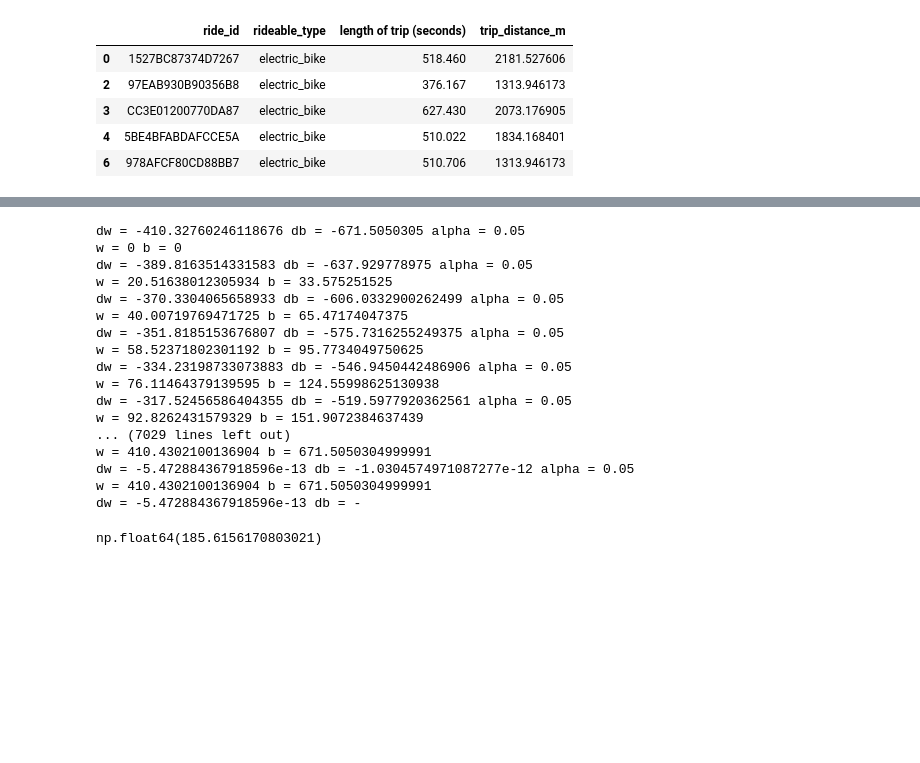
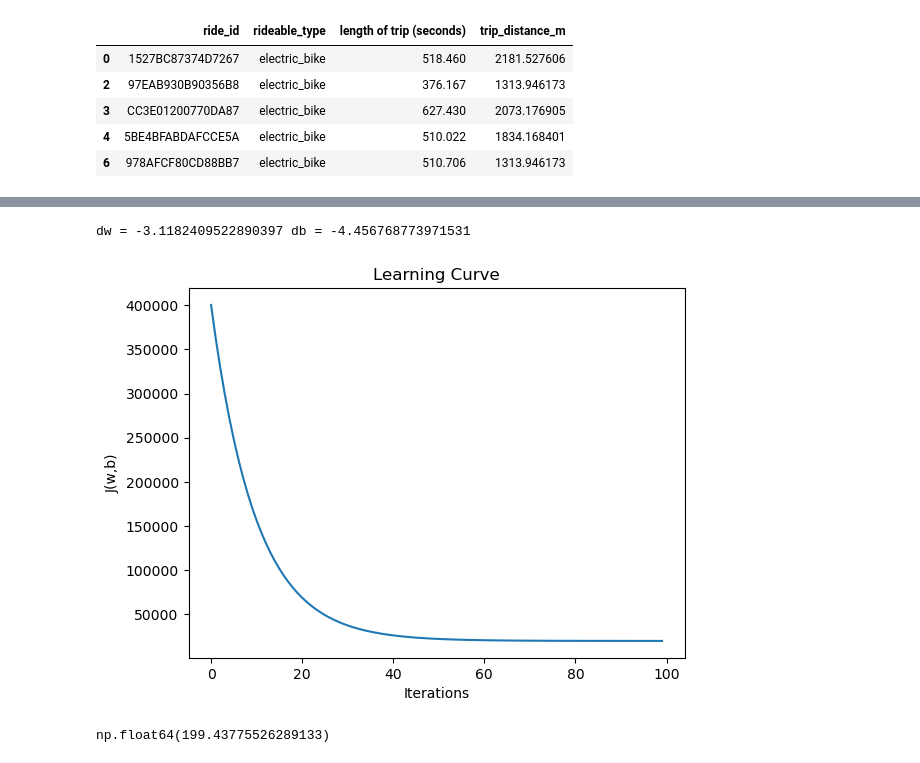
Before and after one commit to jelmani/CitiBike-ML, a Jupyter notebook: time_from_miles_rode_lin_regress.ipynb, the cells around one changed output, grey strips where cells are left out. Drawn from its saved outputs; the diff is of its cells as text; code cells hidden in the pictures; blank space fills up the shorter version.

```diff
--- a/time_from_miles_rode_lin_regress.ipynb
+++ b/time_from_miles_rode_lin_regress.ipynb
@@ -188,34 +188,19 @@ def compute_gradient_descent(x, y_target, w_in, b_in, alpha, iterations):
 # %%
 x_mean = sample_electric['trip_distance_m'].mean()
 x_std = sample_electric['trip_distance_m'].std()
 x_scaled = (sample_electric['trip_distance_m'] - x_mean) / x_std
 # Run gradient descent on scaled input
 w_scaled, b_scaled = compute_gradient_descent(x_scaled, sample_electric['length of trip (seconds)'], 0, 0, alpha=0.05, iterations=100)
 
 # Convert back to original units
 w_orig = w_scaled / x_std
 b_orig = b_scaled - (w_scaled * x_mean / x_std)
 # Cost in terms relative to original input (seconds)
-# np.sqrt(compute_cost(sample_electric['trip_distance_m'], sample_electric["length of trip (seconds)"], w_orig, b_orig) * 2)
+np.sqrt(compute_cost(sample_electric['trip_distance_m'], sample_electric["length of trip (seconds)"], w_orig, b_orig) * 2)
 # %% [output]
-dw = -410.32760246118676 db = -671.5050305 alpha = 0.05
-w = 0 b = 0
-dw = -389.8163514331583 db = -637.929778975 alpha = 0.05
-w = 20.51638012305934 b = 33.575251525
-dw = -370.3304065658933 db = -606.0332900262499 alpha = 0.05
-w = 40.00719769471725 b = 65.47174047375
-dw = -351.8185153676807 db = -575.7316255249375 alpha = 0.05
-w = 58.52371802301192 b = 95.7734049750625
-dw = -334.23198733073883 db = -546.9450442486906 alpha = 0.05
-w = 76.11464379139595 b = 124.55998625130938
-dw = -317.52456586404355 db = -519.5977920362561 alpha = 0.05
-w = 92.8262431579329 b = 151.9072384637439
-... (7029 lines left out)
-w = 410.4302100136904 b = 671.5050304999991
-dw = -5.472884367918596e-13 db = -1.0304574971087277e-12 alpha = 0.05
-w = 410.4302100136904 b = 671.5050304999991
-dw = -5.472884367918596e-13 db = -
+dw = -3.1182409522890397 db = -4.456768773971531
+[figure, added]
-np.float64(185.6156170803021)
+np.float64(199.43775526289133)
 # %%
 plt.scatter(sample_electric["trip_distance_m"], sample_electric["length of trip (seconds)"], color='red', s=50, alpha=0.7, edgecolors='black')
 plt.plot(sample_electric["trip_distance_m"], compute_model_output(sample_electric["trip_distance_m"], w_orig, b_orig))
```
Also changed, not shown: parts of 6 cells of this notebook, 1 other file.
